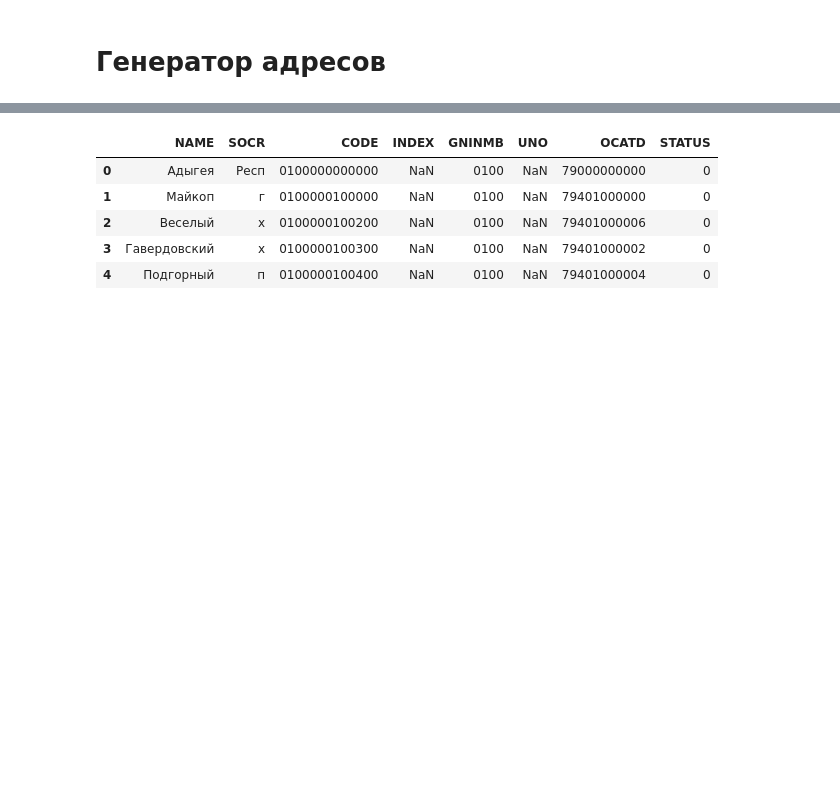
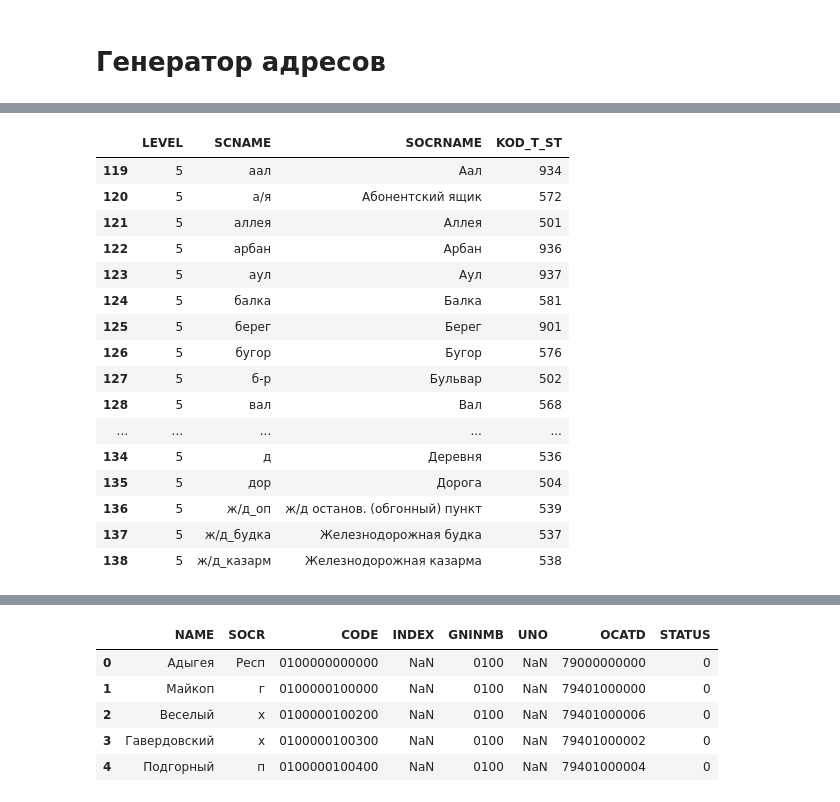
Before and after one commit to akondrashov96/MDS-Master-Thesis, a Jupyter notebook: Data parser.ipynb, the cells around one changed output, grey strips where cells are left out. Drawn from its saved outputs; the diff is of its cells as text; code cells hidden in the pictures; blank space fills up the shorter version.

```diff
--- a/Data parser.ipynb
+++ b/Data parser.ipynb
@@ -84,0 +106,20 @@ SQLalchemy is not installed. No support for SQL output.
+# %%
+SOCR_data[SOCR_data["LEVEL"] == "5"][:20]
+# %% [output]
+|  | LEVEL | SCNAME | SOCRNAME | KOD_T_ST |
+| 119 | 5 | аал | Аал | 934 |
+| 120 | 5 | а/я | Абонентский ящик | 572 |
+| 121 | 5 | аллея | Аллея | 501 |
+| 122 | 5 | арбан | Арбан | 936 |
+| 123 | 5 | аул | Аул | 937 |
+| 124 | 5 | балка | Балка | 581 |
+| 125 | 5 | берег | Берег | 901 |
+| 126 | 5 | бугор | Бугор | 576 |
+| 127 | 5 | б-р | Бульвар | 502 |
+| 128 | 5 | вал | Вал | 568 |
+| ... | ... | ... | ... | ... |
+| 134 | 5 | д | Деревня | 536 |
+| 135 | 5 | дор | Дорога | 504 |
+| 136 | 5 | ж/д_оп | ж/д останов. (обгонный) пункт | 539 |
+| 137 | 5 | ж/д_будка | Железнодорожная будка | 537 |
+| 138 | 5 | ж/д_казарм | Железнодорожная казарма | 538 |
```
Also changed, not shown: parts of 29 cells of this notebook, 2 other files.
